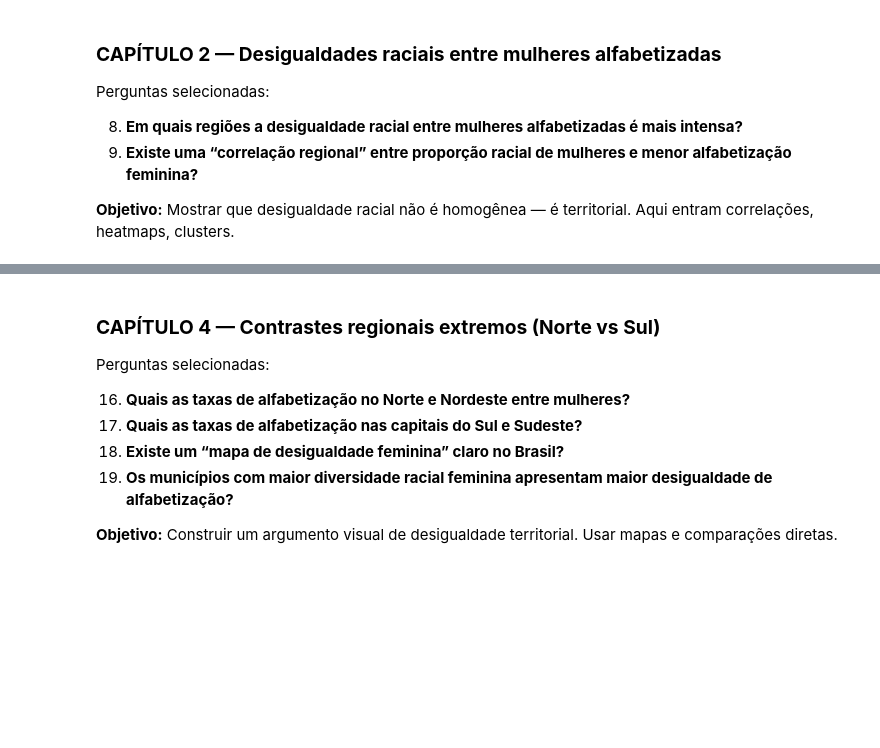
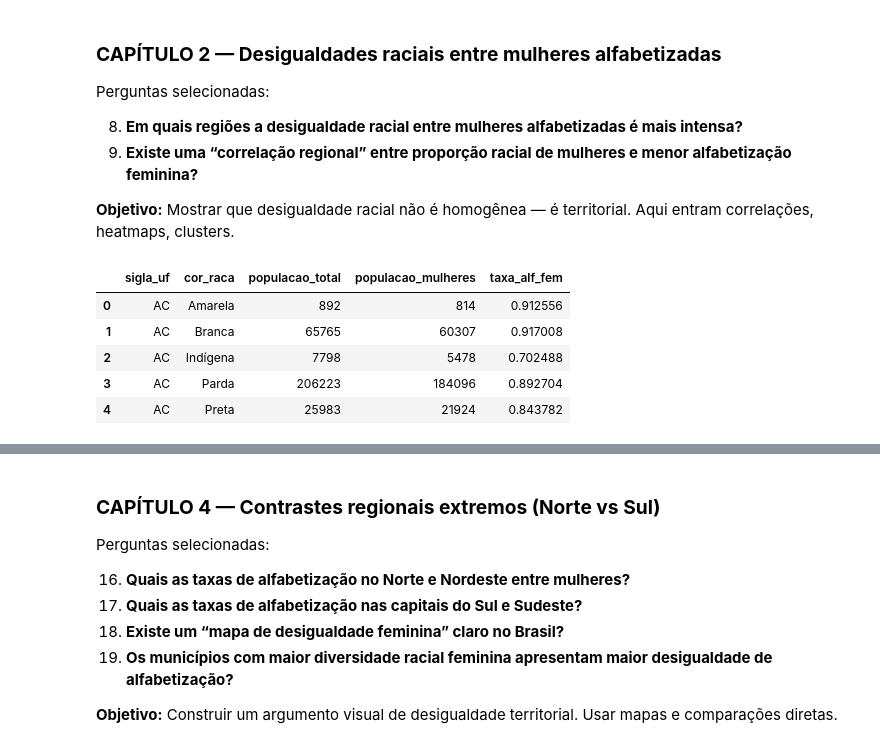
Before and after one commit to patriciacarbri/analise-alfabetizacao-mulheres-brasil, a Jupyter notebook: analise.ipynb, the cells around one changed output, grey strips where cells are left out. Cells and saved outputs as stored; diff of their text form; code cells hidden in the pictures; blank space fills up the shorter version.

```diff
--- a/analise.ipynb
+++ b/analise.ipynb
@@ -748,6 +782,53 @@ def weighted_gini(values, weights):
     G = 1 - 2 * B
 
     return float(G)
+# %%
+# Criar df_bq
+df_base = df_censo.copy()
+
+# garantir formato
+df_base['populacao'] = pd.to_numeric(df_base['populacao'], errors='coerce').fillna(0)
+
+# MULHERES alfabetizadas por UF x raça
+df_mulheres_alf = (
+    df_base[
+        (df_base['sexo'] == 'Mulheres') &
+        (df_base['alfabetizacao'] == 'Alfabetizadas')
+    ]
+    .groupby(['sigla_uf', 'cor_raca'], as_index=False)['populacao']
+    .sum()
+    .rename(columns={'populacao': 'populacao_mulheres'})
+)
+
+# TOTAL de MULHERES por UF x raça
+df_mulheres_total = (
+    df_base[df_base['sexo'] == 'Mulheres']
+    .groupby(['sigla_uf', 'cor_raca'], as_index=False)['populacao']
+    .sum()
+    .rename(columns={'populacao': 'populacao_total'})
+)
+
+# JUNTAR → formar df_bq
+df_bq = df_mulheres_total.merge(
+    df_mulheres_alf,
+    on=['sigla_uf', 'cor_raca'],
+    how='left'
+)
+
+df_bq['populacao_mulheres'] = df_bq['populacao_mulheres'].fillna(0).astype(int)
+df_bq['populacao_total'] = df_bq['populacao_total'].astype(int)
+
+# taxa (opcional, seu código recalcula depois)
+df_bq['taxa_alf_fem'] = df_bq['populacao_mulheres'] / df_bq['populacao_total'].replace({0: np.nan})
+
+df_bq.head()
+# %% [output]
+|  | sigla_uf | cor_raca | populacao_total | populacao_mulheres | taxa_alf_fem |
+| 0 | AC | Amarela | 892 | 814 | 0.912556 |
+| 1 | AC | Branca | 65765 | 60307 | 0.917008 |
+| 2 | AC | Indígena | 7798 | 5478 | 0.702488 |
+| 3 | AC | Parda | 206223 | 184096 | 0.892704 |
+| 4 | AC | Preta | 25983 | 21924 | 0.843782 |
 # %%
 # ------------------------------------------------------------
 # DESIGUALDADE RACIAL ENTRE MULHERES ALFABETIZADAS POR REGIÃO
```
Also changed, not shown: parts of 17 cells of this notebook.
